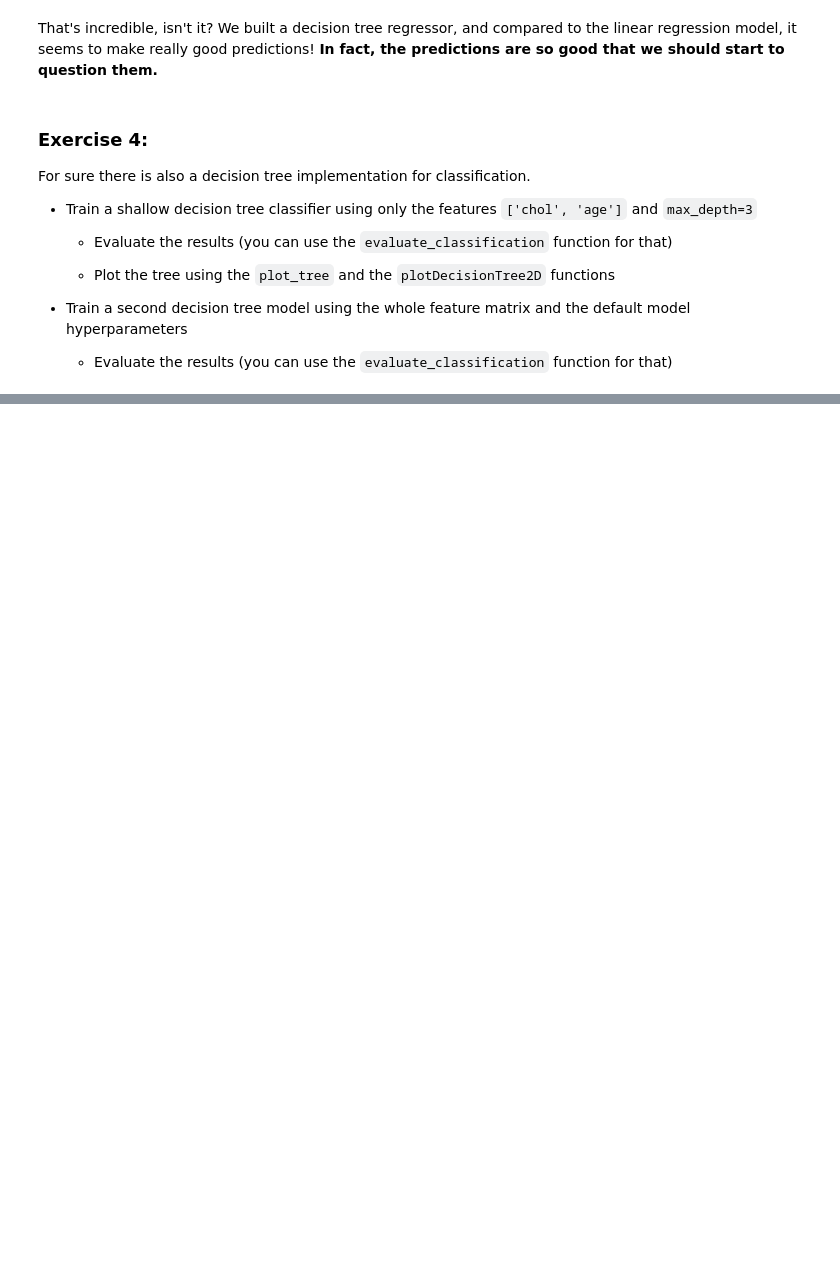
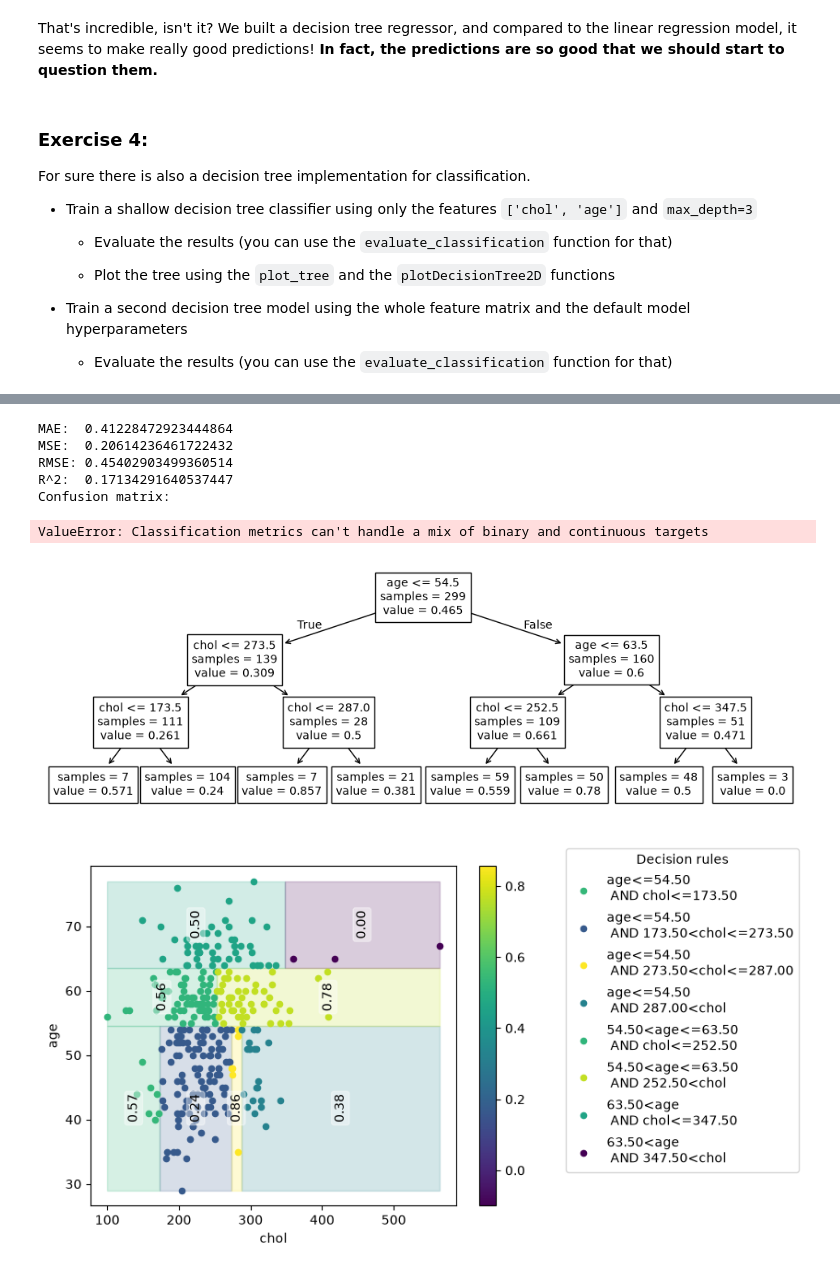
Before and after one commit to Anton-Schwarzer/ML-for-Buisness-Analytics, a Jupyter notebook: 05_Exercise.ipynb, the cells around one changed output, grey strips where cells are left out. Saved outputs shown, nothing was run; the diff lists cells and outputs as text; code cells hidden in the pictures; blank space fills up the shorter version.

```diff
--- a/05_Exercise.ipynb
+++ b/05_Exercise.ipynb
@@ -978,13 +1048,30 @@ def evaluate_classification(classifier, X, y):
     print('Recall:', recall_score(y, y_pred))
 # %%
 # Instantiation and training
+shallow_tree.fit(X_uci[['chol', 'age']], y_uci)
+evaluate(y_uci, shallow_tree.predict(X_uci[['chol', 'age']]))
+
+plt.figure(figsize=(12, 4))
+plot_tree(shallow_tree, feature_names=['chol', 'age'], impurity=False)
+plotDecisionTree2D(shallow_tree, X_uci[['chol', 'age']]);
+
 
 # Evaluation
 
 # Plots:
 
 # Plot tree
 
 # Plot boundary boxes
+evaluate_classification(shallow_tree, X_uci[['chol', 'age']], y_uci)
+# %% [output]
+MAE:  0.41228472923444864
+MSE:  0.20614236461722432
+RMSE: 0.45402903499360514
+R^2:  0.17134291640537447
+Confusion matrix:
+ValueError: Classification metrics can't handle a mix of binary and continuous targets
+[figure, added]
+[figure, added]
 # %%
 # Instantiate and train decision tree classifier
```
Also changed, not shown: parts of 10 cells of this notebook.
